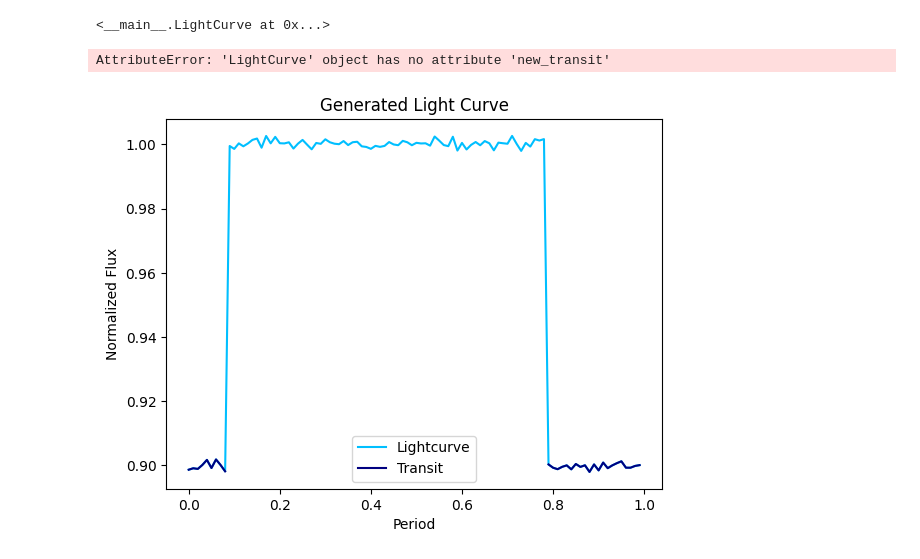
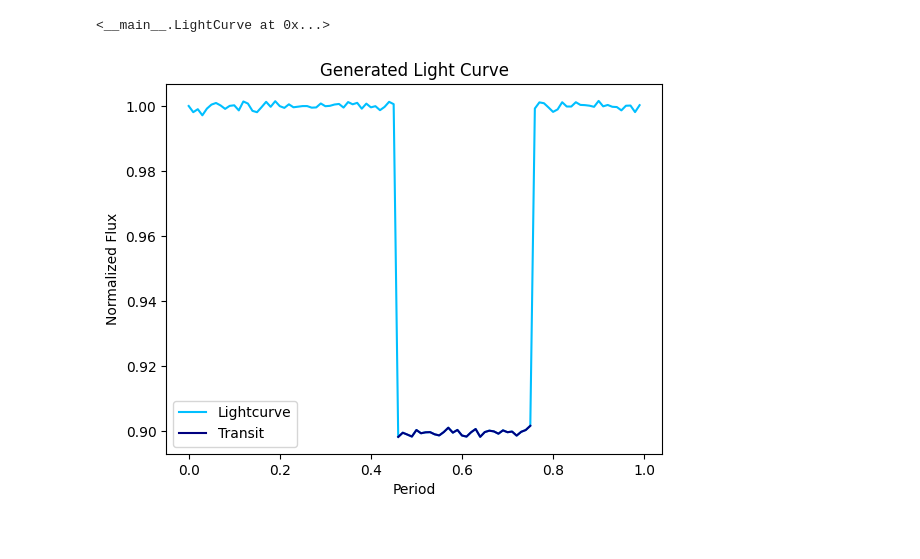
Before and after one commit to skleiman27/codeastroproject, a Jupyter notebook: lightcurve_template.ipynb, the cells around one changed output. Cells and saved outputs as stored; diff of their text form; code cells hidden in the pictures.

```diff
--- a/lightcurve_template.ipynb
+++ b/lightcurve_template.ipynb
@@ -31,6 +31,7 @@ class LightCurve(object):
         self.noise = noise
         self.location = np.random.randint(0,self.length)
         self.rawflux = np.ones(self.length) + np.random.normal(loc = 0, scale = self.noise, size = self.length)
+        self.flux = self.rawflux
 
     def add_transit(self):
         """
@@ -43,19 +44,19 @@ class LightCurve(object):
         if lowerbound < 0:
             ub = self.length + lowerbound
             lb = upperbound
-            self.flux[0:lb] = self.rawflux - self.depth
-            self.flux[ub:self.length] = self.rawflux - self.depth
+            self.flux[0:lb] = self.rawflux[0:lb] - self.depth
+            self.flux[ub:self.length] = self.rawflux[ub:self.length] - self.depth
             overflow_flag = True
         elif upperbound > self.length:
             lb = int(upperbound - self.length)
             ub = int(lowerbound)
-            self.flux[0:lb] = self.rawflux - self.depth
-            self.flux[ub:self.length] = self.rawflux - self.depth
+            self.flux[0:lb] = self.rawflux[0:lb] - self.depth
+            self.flux[ub:self.length] = self.rawflux[ub:self.length] - self.depth
             overflow_flag = True
         else:
             ub = int(upperbound)
             lb = int(lowerbound)
-            self.flux[lb:ub] = self.rawflux - self.depth
+            self.flux[lb:ub] = self.rawflux[lb:ub] - self.depth
             overflow_flag = False
         #print("FINAL")
         #print(lb,ub,self.location)
@@ -164,10 +202,8 @@ LightCurve()
 transit1 = LightCurve(numticks = 100, depth = .10, duration = .3,)
 # %%
 transit1.add_transit()
-transit1.new_transit()
 # %% [output]
-AttributeError: 'LightCurve' object has no attribute 'new_transit'
-[figure, old version]
+[figure, new version]
 # %%
 for i in np.arange(0,5):
     transit = LightCurve(numticks=200)
```
Also changed, not shown: parts of 3 cells of this notebook.
